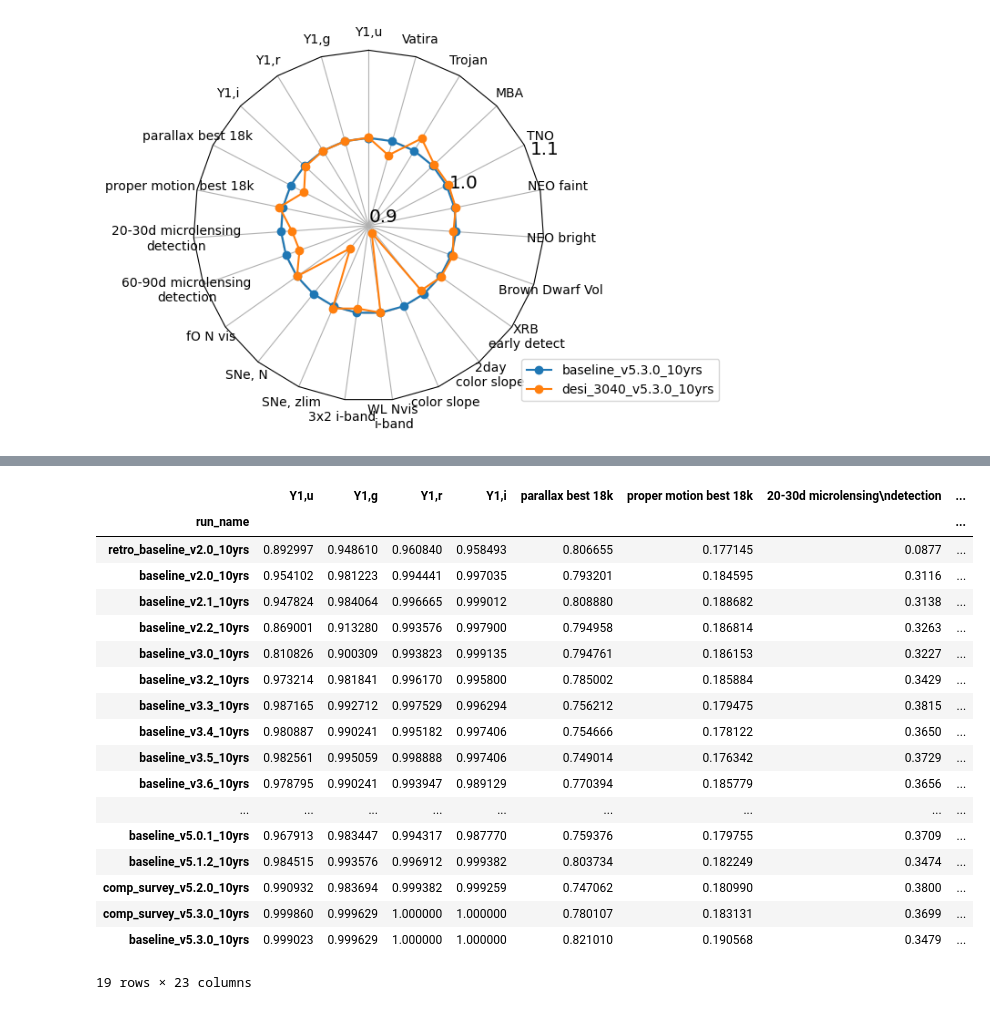
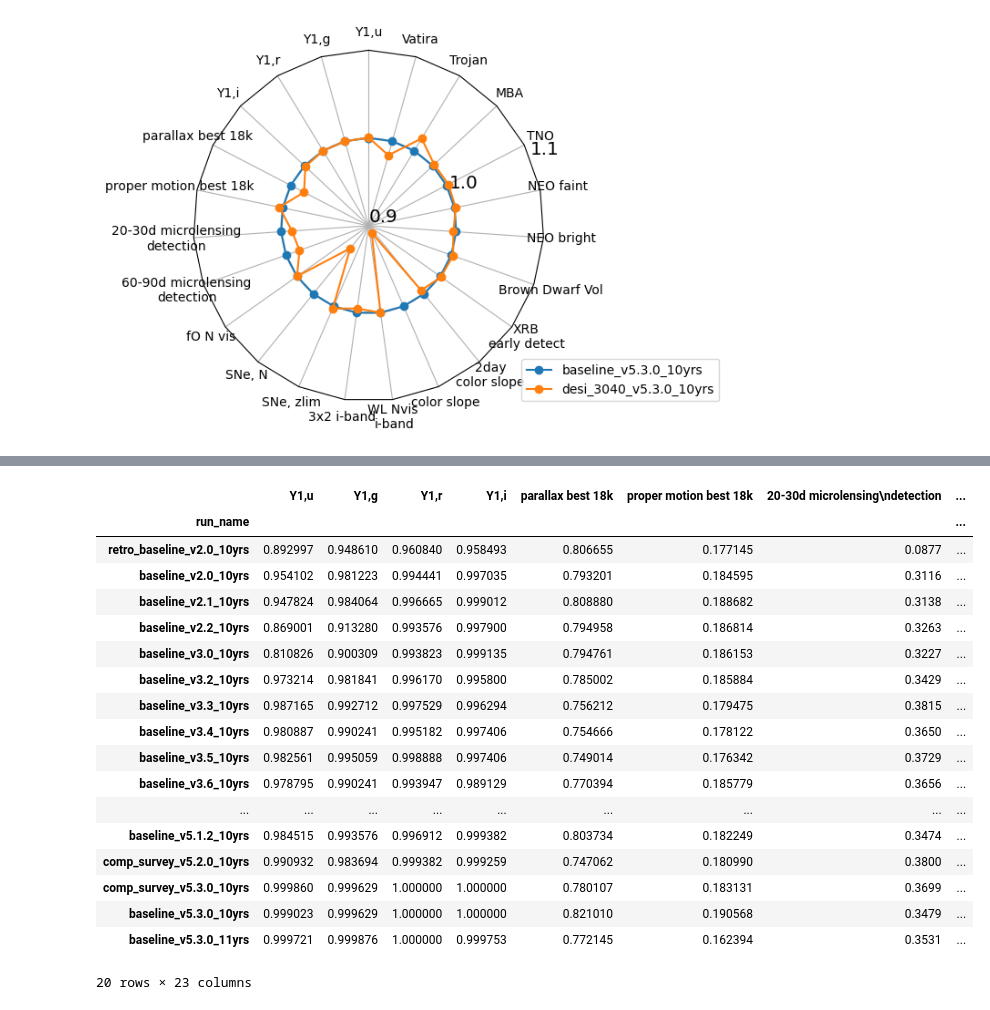
Before and after one commit to lsst-sims/sims_featureScheduler_runs5.3, a Jupyter notebook: maf/quick_look.ipynb, the cells around one changed output, grey strips where cells are left out. Drawn from its saved outputs; the diff is of its cells as text; code cells hidden in the pictures.

```diff
--- a/maf/quick_look.ipynb
+++ b/maf/quick_look.ipynb
@@ -286,36 +302,36 @@ fig, ax = radar(ndata, legend=True, rgrids=[0.9, 1.0, 1.1], bbox_to_anchor=(1.5,
 # %%
 times = ['retro_baseline_v2.0_10yrs', 'baseline_v2.0_10yrs', 'baseline_v2.1_10yrs', 'baseline_v2.2_10yrs',
         'baseline_v3.0_10yrs',  'baseline_v3.2_10yrs', 'baseline_v3.3_10yrs', 'baseline_v3.4_10yrs',
           'baseline_v3.5_10yrs', 'baseline_v3.6_10yrs', 'baseline_v4.0_10yrs', 'baseline_v4.1_10yrs',
          'baseline_v4.2_10yrs', "baseline_v4.3.5_10yrs","baseline_v5.0.1_10yrs",
           "baseline_v5.1.2_10yrs","comp_survey_v5.2.0_10yrs","comp_survey_v5.3.0_10yrs","baseline_v5.3.0_10yrs",
-        ]
+        "baseline_v5.3.0_11yrs",]
 
 sub_data = data.reindex(labels=times)
 sub_ddf = ddf_data.reindex(labels=times)
 sub_mag = mag_data.reindex(labels=times)
 sub_gaps = gaps_data.reindex(labels=times)
 sub_data
 # %% [output]
 |  | Y1,u | Y1,g | Y1,r | Y1,i | parallax best 18k | proper motion best 18k | 20-30d microlensing\ndetection | ... |
 | run_name |  |  |  |  |  |  |  | ... |
 | retro_baseline_v2.0_10yrs | 0.892997 | 0.948610 | 0.960840 | 0.958493 | 0.806655 | 0.177145 | 0.0877 | ... |
 | baseline_v2.0_10yrs | 0.954102 | 0.981223 | 0.994441 | 0.997035 | 0.793201 | 0.184595 | 0.3116 | ... |
 | baseline_v2.1_10yrs | 0.947824 | 0.984064 | 0.996665 | 0.999012 | 0.808880 | 0.188682 | 0.3138 | ... |
 | baseline_v2.2_10yrs | 0.869001 | 0.913280 | 0.993576 | 0.997900 | 0.794958 | 0.186814 | 0.3263 | ... |
 | baseline_v3.0_10yrs | 0.810826 | 0.900309 | 0.993823 | 0.999135 | 0.794761 | 0.186153 | 0.3227 | ... |
 | baseline_v3.2_10yrs | 0.973214 | 0.981841 | 0.996170 | 0.995800 | 0.785002 | 0.185884 | 0.3429 | ... |
 | baseline_v3.3_10yrs | 0.987165 | 0.992712 | 0.997529 | 0.996294 | 0.756212 | 0.179475 | 0.3815 | ... |
 | baseline_v3.4_10yrs | 0.980887 | 0.990241 | 0.995182 | 0.997406 | 0.754666 | 0.178122 | 0.3650 | ... |
 | baseline_v3.5_10yrs | 0.982561 | 0.995059 | 0.998888 | 0.997406 | 0.749014 | 0.176342 | 0.3729 | ... |
 | baseline_v3.6_10yrs | 0.978795 | 0.990241 | 0.993947 | 0.989129 | 0.770394 | 0.185779 | 0.3656 | ... |
 | ... | ... | ... | ... | ... | ... | ... | ... | ... |
-| baseline_v5.0.1_10yrs | 0.967913 | 0.983447 | 0.994317 | 0.987770 | 0.759376 | 0.179755 | 0.3709 | ... |
 | baseline_v5.1.2_10yrs | 0.984515 | 0.993576 | 0.996912 | 0.999382 | 0.803734 | 0.182249 | 0.3474 | ... |
 | comp_survey_v5.2.0_10yrs | 0.990932 | 0.983694 | 0.999382 | 0.999259 | 0.747062 | 0.180990 | 0.3800 | ... |
 | comp_survey_v5.3.0_10yrs | 0.999860 | 0.999629 | 1.000000 | 1.000000 | 0.780107 | 0.183131 | 0.3699 | ... |
 | baseline_v5.3.0_10yrs | 0.999023 | 0.999629 | 1.000000 | 1.000000 | 0.821010 | 0.190568 | 0.3479 | ... |
+| baseline_v5.3.0_11yrs | 0.999721 | 0.999876 | 1.000000 | 0.999753 | 0.772145 | 0.162394 | 0.3531 | ... |
-19 rows × 23 columns
+20 rows × 23 columns
 # %%
 # Rough error bars from weather simulations
 std_dict = {}
```
Also changed, not shown: parts of 11 cells of this notebook, 4 other files.
